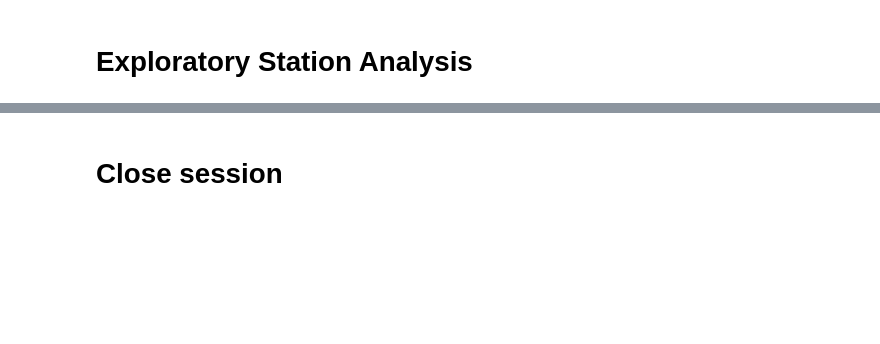
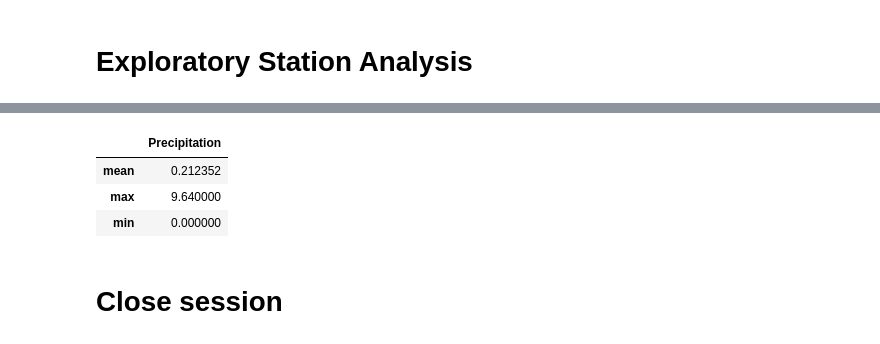
Before and after one commit to meeyoungPH/sqlalchemy-challenge, a Jupyter notebook: climate_starter.ipynb, the cells around one changed output, grey strips where cells are left out. Cells and saved outputs as stored; diff of their text form; code cells hidden in the pictures; blank space fills up the shorter version.

```diff
--- a/climate_starter.ipynb
+++ b/climate_starter.ipynb
@@ -139,5 +172,17 @@ all_prcp
 # %%
 # Using the most active station id from the previous query, calculate the lowest, highest, and average temperature.
+active_station_data = session.query(Measurement.prcp.label('Precipitation')).\
+    filter(Measurement.station == most_active_station).all()
+
+active_station_data_df = pd.DataFrame(active_station_data).agg({
+    'Precipitation': {'min', 'max', 'mean'}
+})
+active_station_data_df
+# %% [output]
+|  | Precipitation |
+| mean | 0.212352 |
+| max | 9.640000 |
+| min | 0.000000 |
 # %%
 # Using the most active station id
 # Query the last 12 months of temperature observation data for this station and plot the results as a histogram
```
Also changed, not shown: parts of 5 cells of this notebook, 1 other file.
